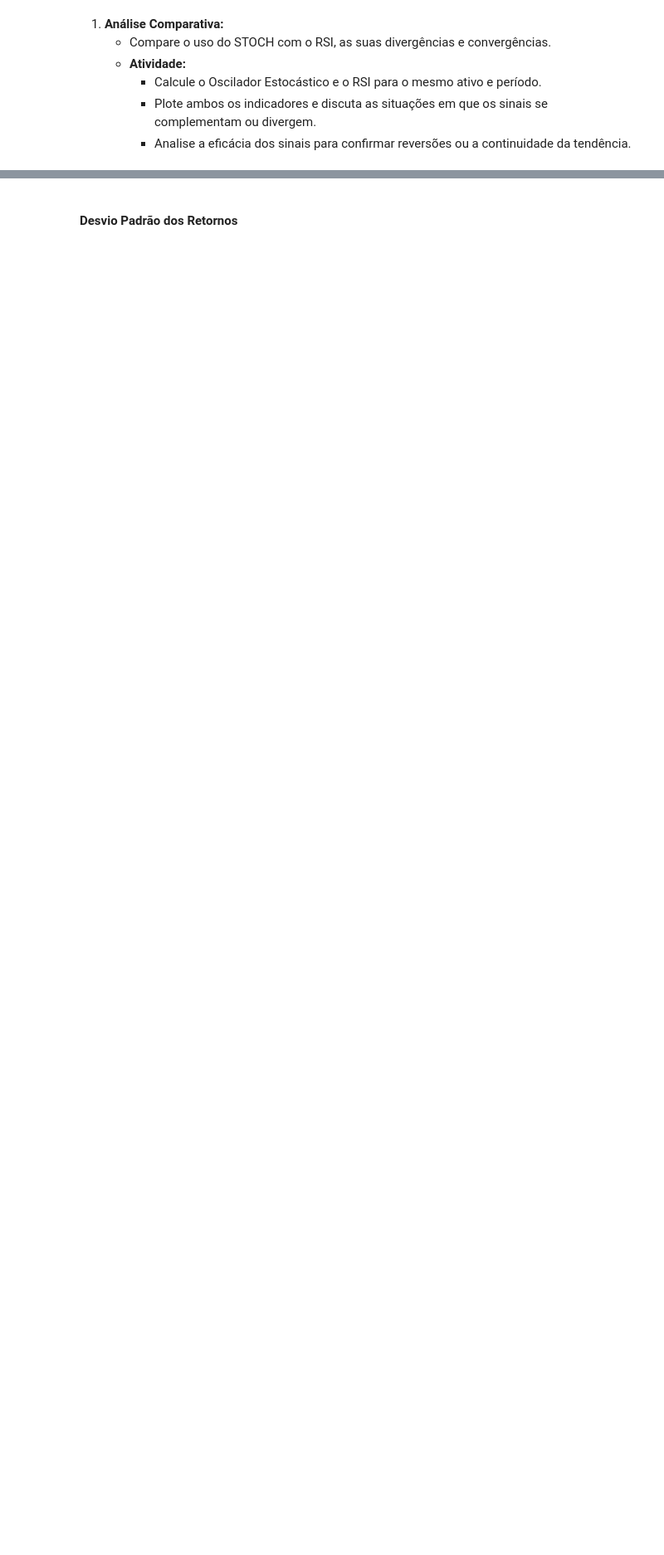
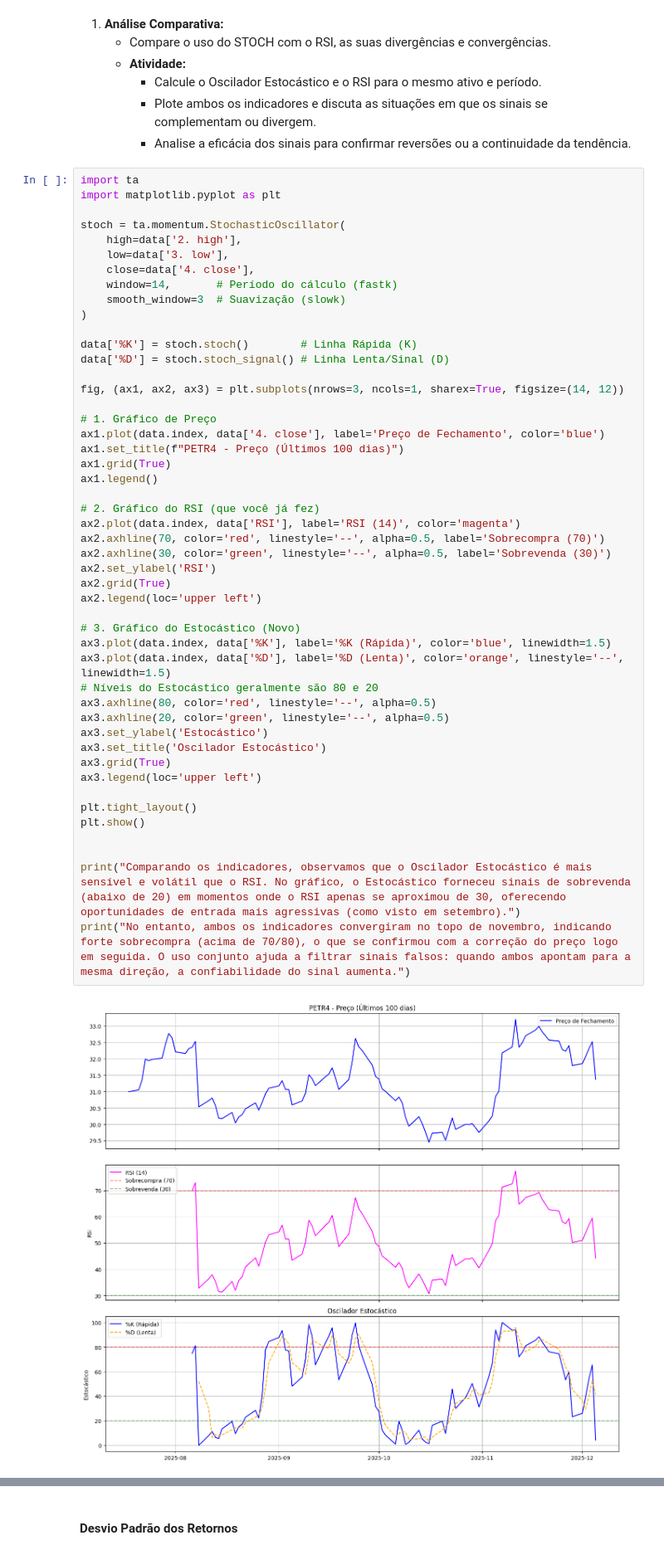
Before and after one commit to AnaBiaGZ/FEAdev-finquant-lab, a Jupyter notebook: Módulo 2 - Análise Quantitativa de Dados Financeiros/Lista 2.2.ipynb, the cells around one changed output, grey strips where cells are left out. Shown at 83% size. Saved outputs shown, nothing was run; the diff lists cells and outputs as text; blank space fills up the shorter version.

```diff
--- a/Módulo 2 - Análise Quantitativa de Dados Financeiros/Lista 2.2.ipynb
+++ b/Módulo 2 - Análise Quantitativa de Dados Financeiros/Lista 2.2.ipynb
@@ -765,3 +774,53 @@ slowk, slowd = talib.STOCH(high, low, close,
      - Calcule o Oscilador Estocástico e o RSI para o mesmo ativo e período.
      - Plote ambos os indicadores e discuta as situações em que os sinais se complementam ou divergem.
      - Analise a eficácia dos sinais para confirmar reversões ou a continuidade da tendência.
+# %%
+import ta
+import matplotlib.pyplot as plt
+
+stoch = ta.momentum.StochasticOscillator(
+    high=data['2. high'],
+    low=data['3. low'],
+    close=data['4. close'],
+    window=14,       # Período do cálculo (fastk)
+    smooth_window=3  # Suavização (slowk)
+)
+
+data['%K'] = stoch.stoch()        # Linha Rápida (K)
+data['%D'] = stoch.stoch_signal() # Linha Lenta/Sinal (D)
+
+fig, (ax1, ax2, ax3) = plt.subplots(nrows=3, ncols=1, sharex=True, figsize=(14, 12))
+
+# 1. Gráfico de Preço
+ax1.plot(data.index, data['4. close'], label='Preço de Fechamento', color='blue')
+ax1.set_title(f"PETR4 - Preço (Últimos 100 dias)")
+ax1.grid(True)
+ax1.legend()
+
+# 2. Gráfico do RSI (que você já fez)
+ax2.plot(data.index, data['RSI'], label='RSI (14)', color='magenta')
+ax2.axhline(70, color='red', linestyle='--', alpha=0.5, label='Sobrecompra (70)')
+ax2.axhline(30, color='green', linestyle='--', alpha=0.5, label='Sobrevenda (30)')
+ax2.set_ylabel('RSI')
+ax2.grid(True)
+ax2.legend(loc='upper left')
+
+# 3. Gráfico do Estocástico (Novo)
+ax3.plot(data.index, data['%K'], label='%K (Rápida)', color='blue', linewidth=1.5)
+ax3.plot(data.index, data['%D'], label='%D (Lenta)', color='orange', linestyle='--', linewidth=1.5)
+# Níveis do Estocástico geralmente são 80 e 20
+ax3.axhline(80, color='red', linestyle='--', alpha=0.5)
+ax3.axhline(20, color='green', linestyle='--', alpha=0.5)
+ax3.set_ylabel('Estocástico')
+ax3.set_title('Oscilador Estocástico')
+ax3.grid(True)
+ax3.legend(loc='upper left')
+
+plt.tight_layout()
+plt.show()
+
+
+print("Comparando os indicadores, observamos que o Oscilador Estocástico é mais sensível e volátil que o RSI. No gráfico, o Estocástico forneceu sinais de sobrevenda (abaixo de 20) em momentos onde o RSI apenas se aproximou de 30, oferecendo oportunidades de entrada mais agressivas (como visto em setembro).")
+print("No entanto, ambos os indicadores convergiram no topo de novembro, indicando forte sobrecompra (acima de 70/80), o que se confirmou com a correção do preço logo em seguida. O uso conjunto ajuda a filtrar sinais falsos: quando ambos apontam para a mesma direção, a confiabilidade do sinal aumenta.")
+# %% [output]
+[figure, added]
```
Also changed, not shown: parts of 18 cells of this notebook.
